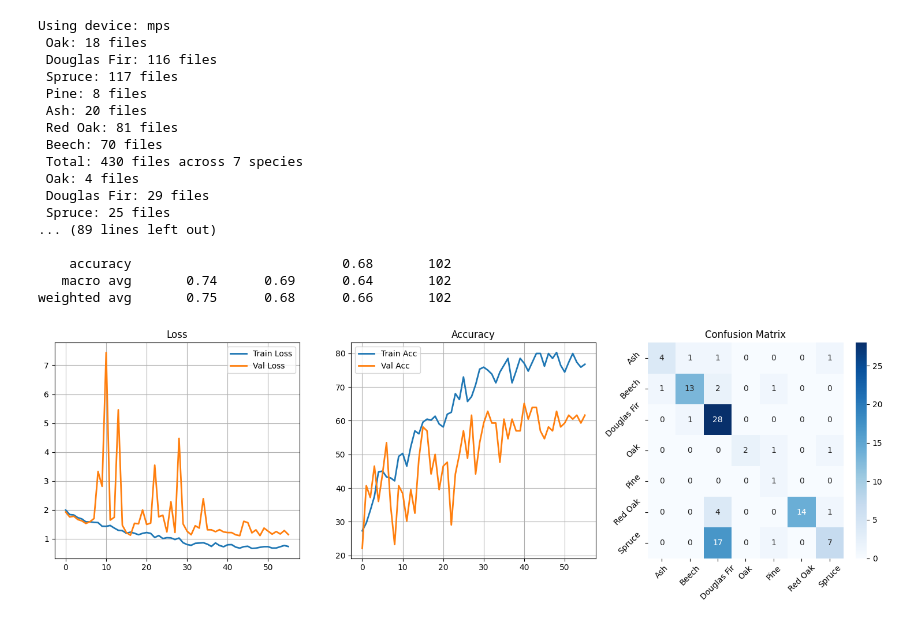
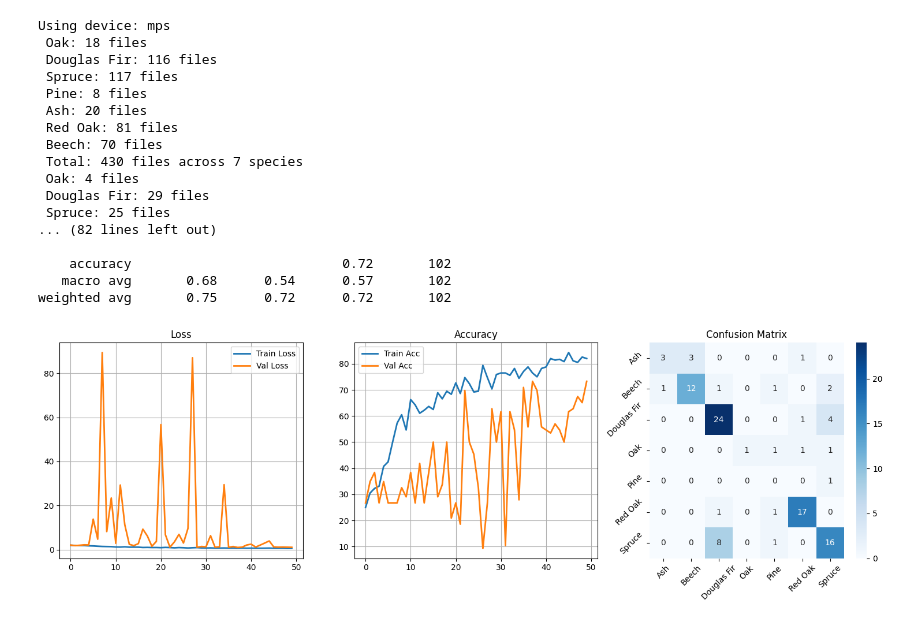
Before and after one commit to aarab-ayoub/Tree_Species_Classification, a Jupyter notebook: notebooks/ad_cnn_improved.ipynb, the cells around one changed output. Drawn from its saved outputs; the diff is of its cells as text; code cells hidden in the pictures.

```diff
--- a/notebooks/ad_cnn_improved.ipynb
+++ b/notebooks/ad_cnn_improved.ipynb
@@ -20,9 +20,9 @@ warnings.filterwarnings("ignore")
 
 # Configuration
 IMG_SIZE = 224
-BATCH_SIZE = 8
+BATCH_SIZE = 16
 LEARNING_RATE = 0.001
-NUM_EPOCHS = 100
+NUM_EPOCHS = 50
 PATIENCE = 15  # Early stopping patience
 DEVICE = torch.device('mps' if torch.backends.mps.is_available() else 'cuda' if torch.cuda.is_available() else 'cpu')
 print(f"Using device: {DEVICE}")
@@ -305,35 +305,35 @@ print(classification_report(y_true, y_pred, target_names=names))
 plt.figure(figsize=(15, 5))
 plt.subplot(1, 3, 1)
 plt.plot(train_losses, label="Train Loss", lw=2)
 plt.plot(val_losses, label="Val Loss", lw=2)
 plt.legend(); plt.title("Loss"); plt.grid()
 
 plt.subplot(1, 3, 2)
 plt.plot(train_accs, label="Train Acc", lw=2)
 plt.plot(val_accs, label="Val Acc", lw=2)
 plt.legend(); plt.title("Accuracy"); plt.grid()
 
 plt.subplot(1, 3, 3)
 cm = confusion_matrix(y_true, y_pred, labels=range(len(names)))
 sns.heatmap(cm, annot=True, fmt='d', cmap='Blues', xticklabels=names, yticklabels=names)
 plt.title("Confusion Matrix"); plt.xticks(rotation=45); plt.yticks(rotation=45)
 plt.tight_layout(); plt.show()
 # %% [output]
 Using device: mps
  Oak: 18 files
  Douglas Fir: 116 files
  Spruce: 117 files
  Pine: 8 files
  Ash: 20 files
  Red Oak: 81 files
  Beech: 70 files
  Total: 430 files across 7 species
  Oak: 4 files
  Douglas Fir: 29 files
  Spruce: 25 files
-... (89 lines left out)
+... (82 lines left out)
 
-    accuracy                           0.68       102
-   macro avg       0.74      0.69      0.64       102
-weighted avg       0.75      0.68      0.66       102
+    accuracy                           0.72       102
+   macro avg       0.68      0.54      0.57       102
+weighted avg       0.75      0.72      0.72       102
-[figure, old version]
+[figure, new version]
```
Also changed, not shown: 3 other files.
